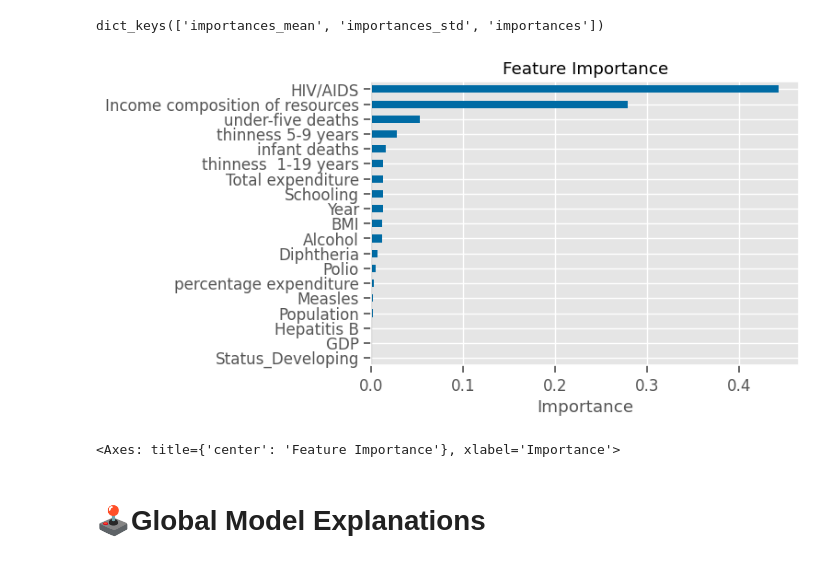
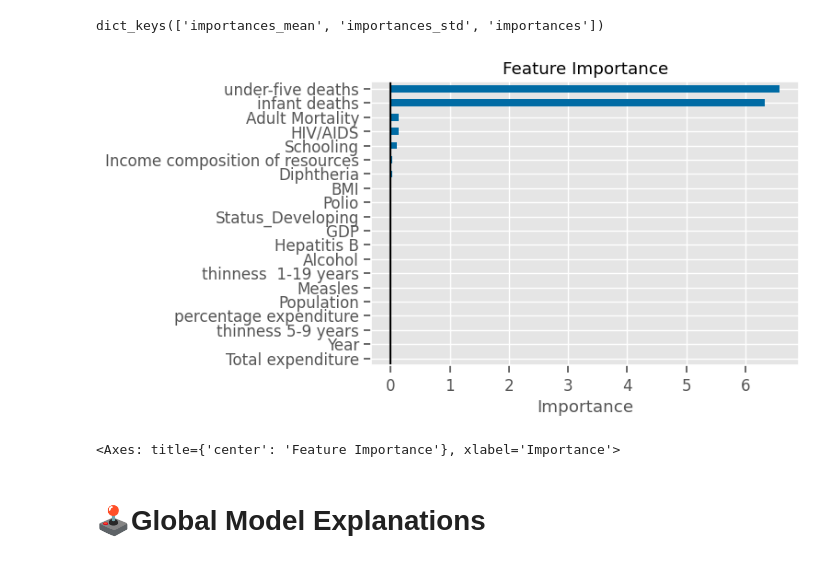
Before and after one commit to patelmedha/data-viz-wk17-codealongs-life-expectancy, a Jupyter notebook: Solutions/SOLUTIONS Wk1-L02-CodeAlong-Life Expectancy.ipynb, the cells around one changed output. Drawn from its saved outputs; the diff is of its cells as text; code cells hidden in the pictures.

```diff
--- a/Solutions/SOLUTIONS Wk1-L02-CodeAlong-Life Expectancy.ipynb
+++ b/Solutions/SOLUTIONS Wk1-L02-CodeAlong-Life Expectancy.ipynb
@@ -290,19 +287,18 @@ plot_importances(rf_perm_importances,title='Permutation Importance')
 ### LinearRegression Permutation Importance
 # %%
 ## run performatation_importance on the lin_reg  using the test data and random_state=SEED
-results_linreg = permutation_importance(lin_reg_final, X_test_df, y_test,scoring='r2', n_repeats=3,
-                                n_jobs=-1,random_state=SEED)
-result.keys()
+results_linreg = permutation_importance(lin_reg_final, X_test_df, y_test, scoring='r2', random_state=SEED)
+results_linreg.keys()
 # %% [output]
 dict_keys(['importances_mean', 'importances_std', 'importances'])
 # %%
 ## Make into a series called perm_importances_linreg
-linreg_perm_importances = pd.Series(result['importances_mean'],
+linreg_perm_importances = pd.Series(results_linreg['importances_mean'],
                                     index=lin_reg_final.feature_names_in_)
 
 plot_importances(linreg_perm_importances)
 # %% [output]
-[figure, old version]
+[figure, new version]
 <Axes: title={'center': 'Feature Importance'}, xlabel='Importance'>
 # %% [markdown]
 # 🕹️Global Model Explanations
```
Also changed, not shown: parts of 27 cells of this notebook, 2 other files.
